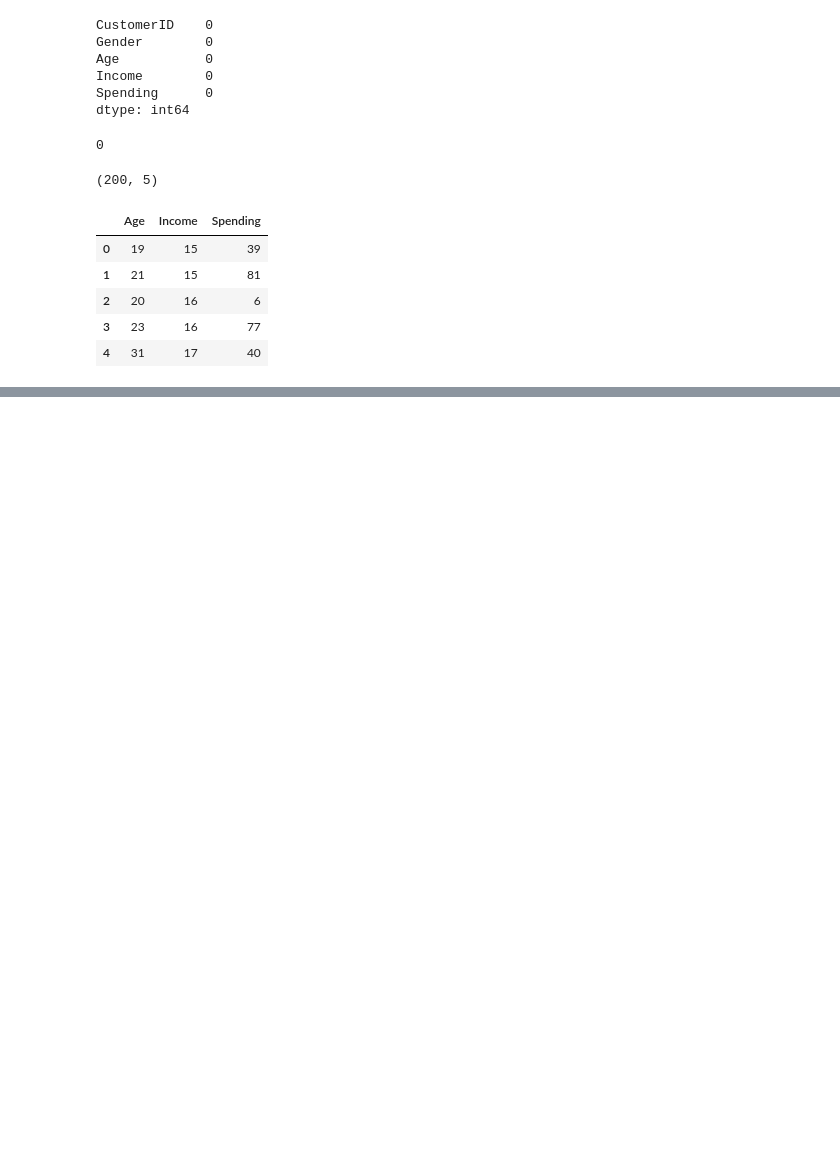
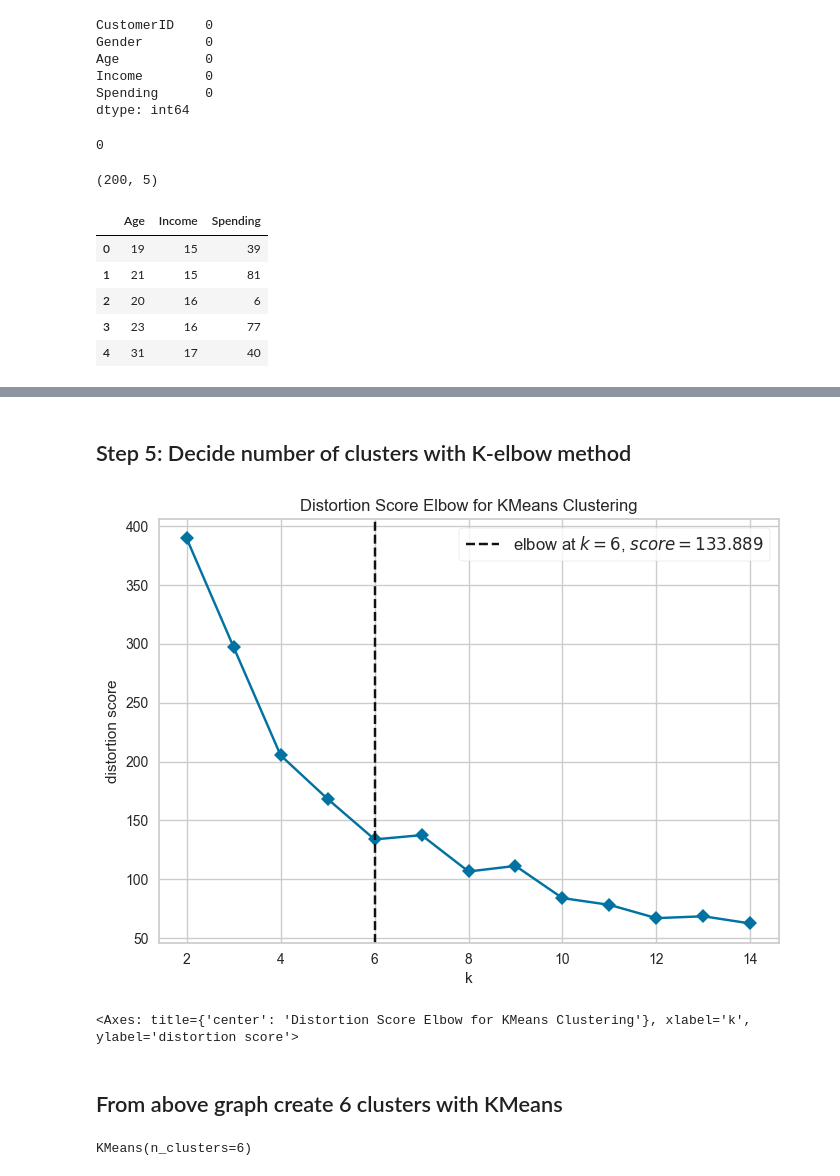
Before and after one commit to payalaggarwal177/ML_7May, a Jupyter notebook: clustering/clustering.ipynb, the cells around one changed output, grey strips where cells are left out. Cells and saved outputs as stored; diff of their text form; code cells hidden in the pictures; blank space fills up the shorter version.

```diff
--- a/clustering/clustering.ipynb
+++ b/clustering/clustering.ipynb
@@ -88,0 +107,6 @@ import plotly.express as ex
+# %%
+num_pipe = Pipeline(steps = [('impute', SimpleImputer(strategy='median')),
+                             ('scaler', StandardScaler())]).set_output(transform = 'pandas')
+# %%
+x_pre = num_pipe.fit_transform(x)
+x_pre.head()
@@ -88,0 +120,2 @@ import plotly.express as ex
+# %% [markdown]
+## Step 5: Decide number of clusters with K-elbow method
@@ -88,0 +125,15 @@ import plotly.express as ex
+# %%
+model= KMeans()
+visualizer = KElbowVisualizer(model, k = (2,15), timings = False)
+visualizer.fit(x_pre)
+visualizer.show()
+# %% [output]
+[figure, added]
+<Axes: title={'center': 'Distortion Score Elbow for KMeans Clustering'}, xlabel='k', ylabel='distortion score'>
+# %% [markdown]
+## From above graph create 6 clusters with KMeans
+# %%
+best_kmeans = KMeans(n_clusters=6)
+best_kmeans.fit(x_pre)
+# %% [output]
+KMeans(n_clusters=6)
```
Also changed, not shown: parts of 15 cells of this notebook, 3 other files.
